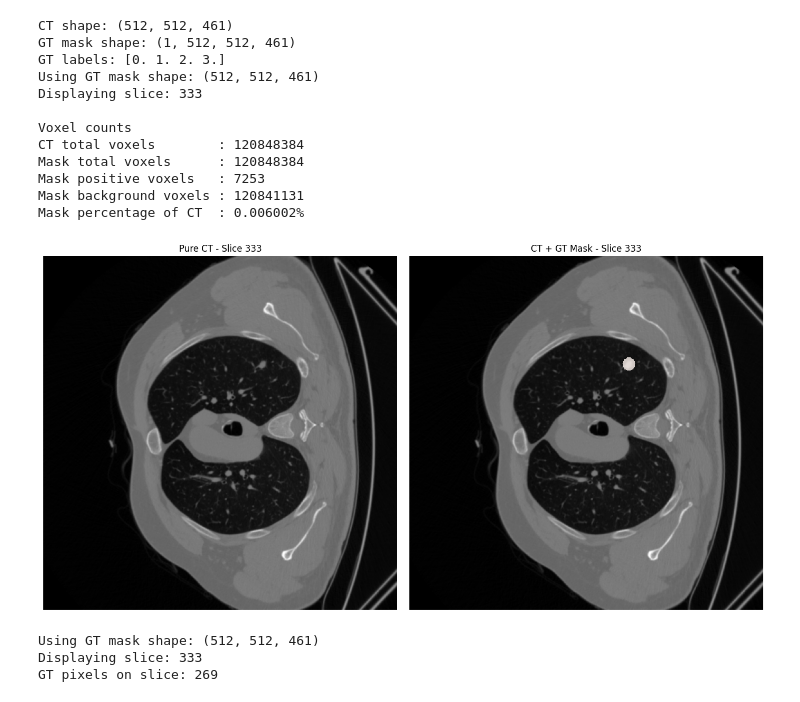
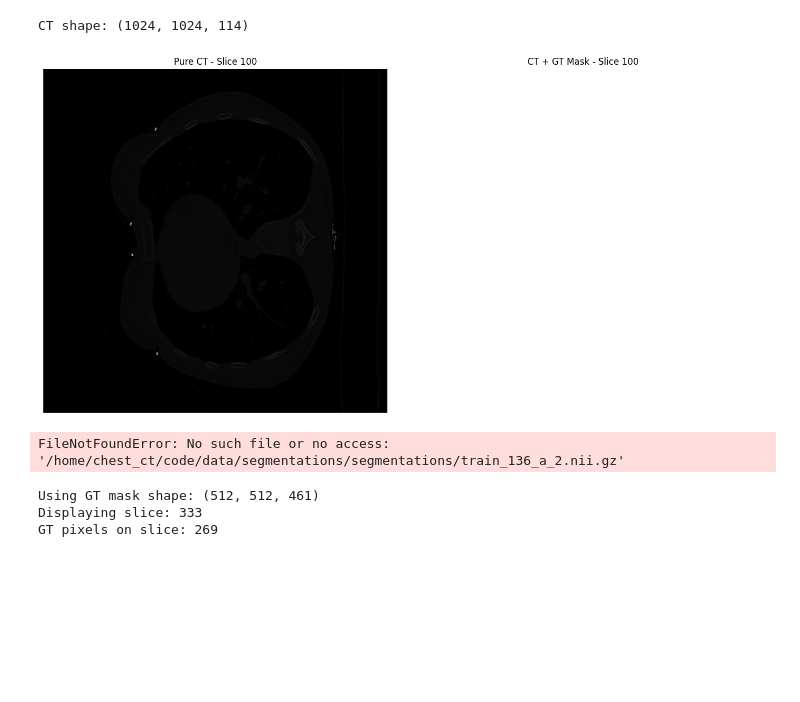
Before and after one commit to ckekula/fyp-3d-ct, a Jupyter notebook: image-processing/pipeline.ipynb, the cells around one changed output. Cells and saved outputs as stored; diff of their text form; code cells hidden in the pictures; blank space fills up the shorter version.

```diff
--- a/image-processing/pipeline.ipynb
+++ b/image-processing/pipeline.ipynb
@@ -1,3 +1,48 @@
+# %%
+import nibabel as nib
+import numpy as np
+import matplotlib.pyplot as plt
+
+
+# -----------------------------
+# Load NIfTI files
+# -----------------------------
+
+volume_path = r"/home/chest_ct/code/data/data_volumes/dataset/train_fixed/train_13441_a_2.nii.gz"
+
+
+ct = nib.load(volume_path).get_fdata()
+
+
+print("CT shape:", ct.shape)
+
+
+# -----------------------------
+# Plot volume + overlay
+# -----------------------------
+
+fig, axes = plt.subplots(1, 2, figsize=(14, 7))
+
+
+# Pure CT volume
+axes[0].imshow(
+    ct[:, :, 50],
+    cmap="gray"
+)
+
+axes[0].set_title(f"Pure CT - Slice 100")
+axes[0].axis("off")
+
+
+axes[1].set_title(f"CT + GT Mask - Slice 100")
+axes[1].axis("off")
+
+
+plt.tight_layout()
+plt.show()
+# %% [output]
+CT shape: (1024, 1024, 114)
+[figure, added]
 # %%
 import nibabel as nib
 import numpy as np
@@ -8,9 +53,9 @@ import matplotlib.pyplot as plt
 # Load NIfTI files
 # -----------------------------
 
-volume_path = r"/home/chest_ct/code/data/data_volumes/dataset/train_fixed/train_1387_a_2.nii.gz"
+volume_path = r"/home/chest_ct/code/data/data_volumes/dataset/train_fixed/train_136_a_2.nii.gz"
 
-mask_path = r"/home/chest_ct/code/data/segmentations/segmentations/train_1387_a_2.nii.gz"
+mask_path = r"/home/chest_ct/code/data/segmentations/segmentations/train_136_a_2.nii.gz"
 
 
 ct = nib.load(volume_path).get_fdata()
@@ -105,19 +150,7 @@ axes[1].axis("off")
 plt.tight_layout()
 plt.show()
 # %% [output]
-CT shape: (512, 512, 461)
-GT mask shape: (1, 512, 512, 461)
-GT labels: [0. 1. 2. 3.]
-Using GT mask shape: (512, 512, 461)
-Displaying slice: 333
-
-Voxel counts
-CT total voxels        : 120848384
-Mask total voxels      : 120848384
-Mask positive voxels   : 7253
-Mask background voxels : 120841131
-Mask percentage of CT  : 0.006002%
+FileNotFoundError: No such file or no access: '/home/chest_ct/code/data/segmentations/segmentations/train_136_a_2.nii.gz'
-[figure, removed]
 # %%
 import nibabel as nib
 import numpy as np
```
Also changed, not shown: 2 other files.
